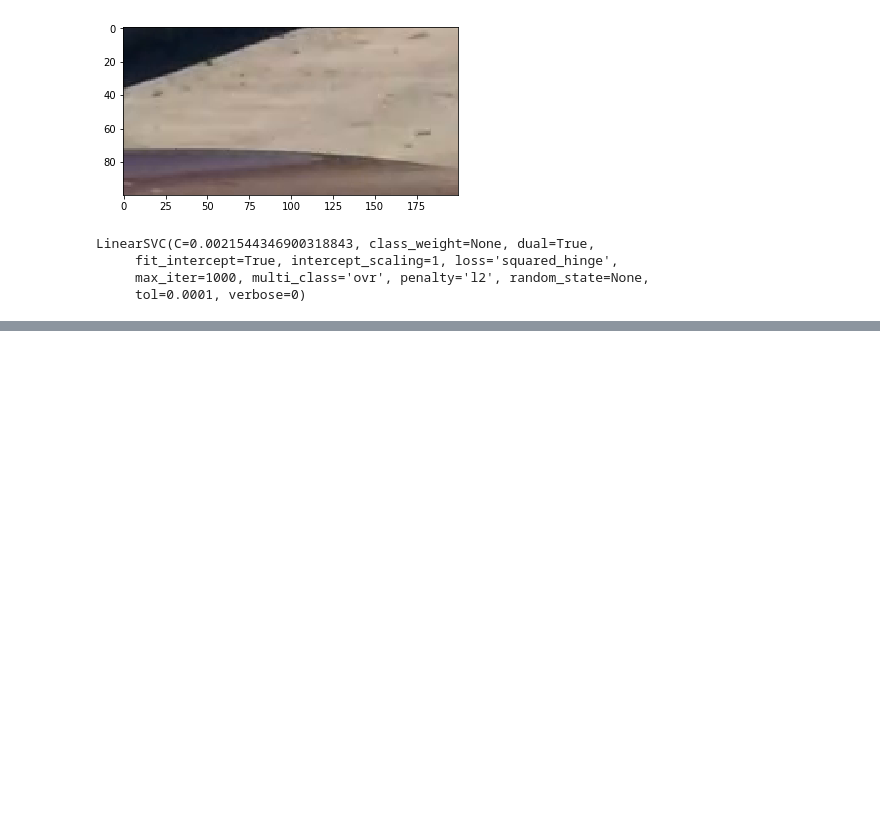
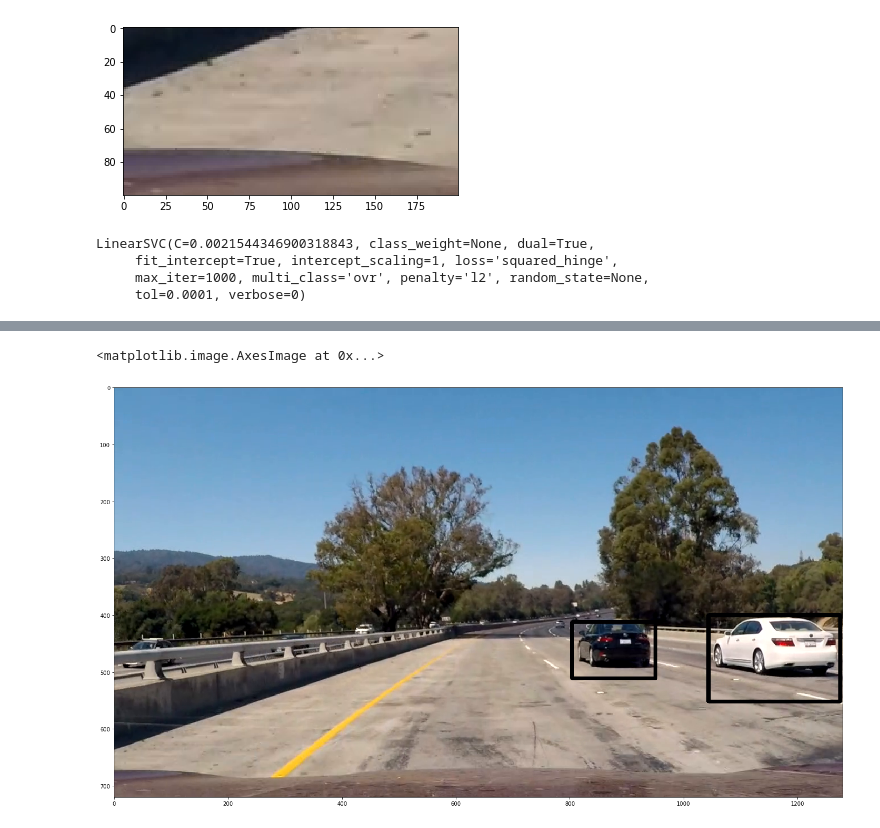
Before and after one commit to sausax/CarND-Vehicle-Detection, a Jupyter notebook: src/find_one_car.ipynb, the cells around one changed output, grey strips where cells are left out. Cells and saved outputs as stored; diff of their text form; code cells hidden in the pictures; blank space fills up the shorter version.

```diff
--- a/src/find_one_car.ipynb
+++ b/src/find_one_car.ipynb
@@ -92,0 +109,23 @@ plt.imshow(img_copy)
+# %%
+from scipy.ndimage.measurements import label
+
+img_copy = img.copy()
+
+heat = np.zeros_like(img_copy[:,:,0]).astype(np.float)
+
+heat = add_heat(heat, selected_windows)
+
+# Apply threshold to help remove false positives
+heat = apply_threshold(heat,1)
+
+# Visualize the heatmap when displaying
+heatmap = np.clip(heat, 0, 255)
+
+labels = label(heatmap)
+draw_img = draw_labeled_bboxes(img_copy, labels)
+
+plt.figure(figsize=(25,14))
+plt.imshow(draw_img)
+# %% [output]
+<matplotlib.image.AxesImage at 0x...>
+[figure, added]
```
Also changed, not shown: parts of 4 cells of this notebook, 2 other files.
